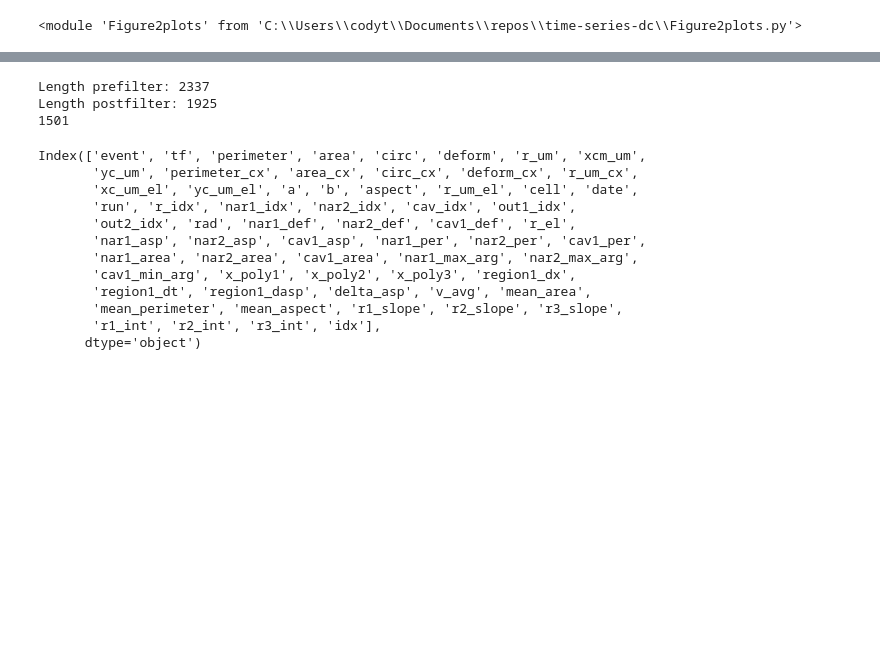
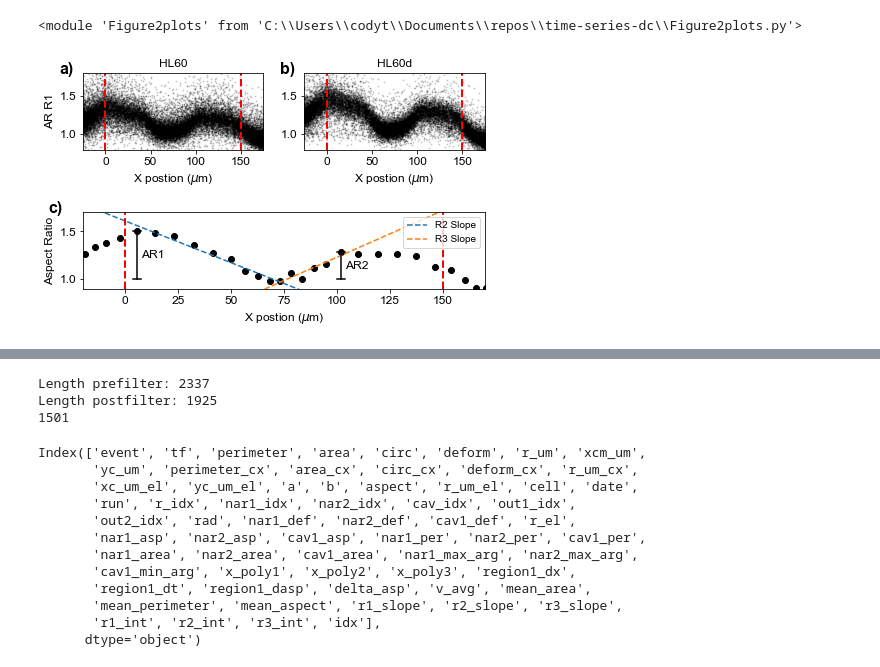
Before and after one commit to siwylab/time-series-dc, a Jupyter notebook: Figure 2.ipynb, the cells around one changed output, grey strips where cells are left out. Saved outputs shown, nothing was run; the diff lists cells and outputs as text; code cells hidden in the pictures; blank space fills up the shorter version.

```diff
--- a/Figure 2.ipynb
+++ b/Figure 2.ipynb
@@ -34,3 +35,7 @@ import Figure2plots
 importlib.reload(Figure2plots)
 # %% [output]
 <module 'Figure2plots' from 'C:\\Users\\codyt\\Documents\\repos\\time-series-dc\\Figure2plots.py'>
+# %%
+Figure2plots.feat_x_sub_fit(df,'./figures/figure2/aspect_fits.png','AR R1',feature='aspect',trend=False,save=True)
+# %% [output]
+[figure, added]
```
Also changed, not shown: parts of 20 cells of this notebook, 15 other files.
